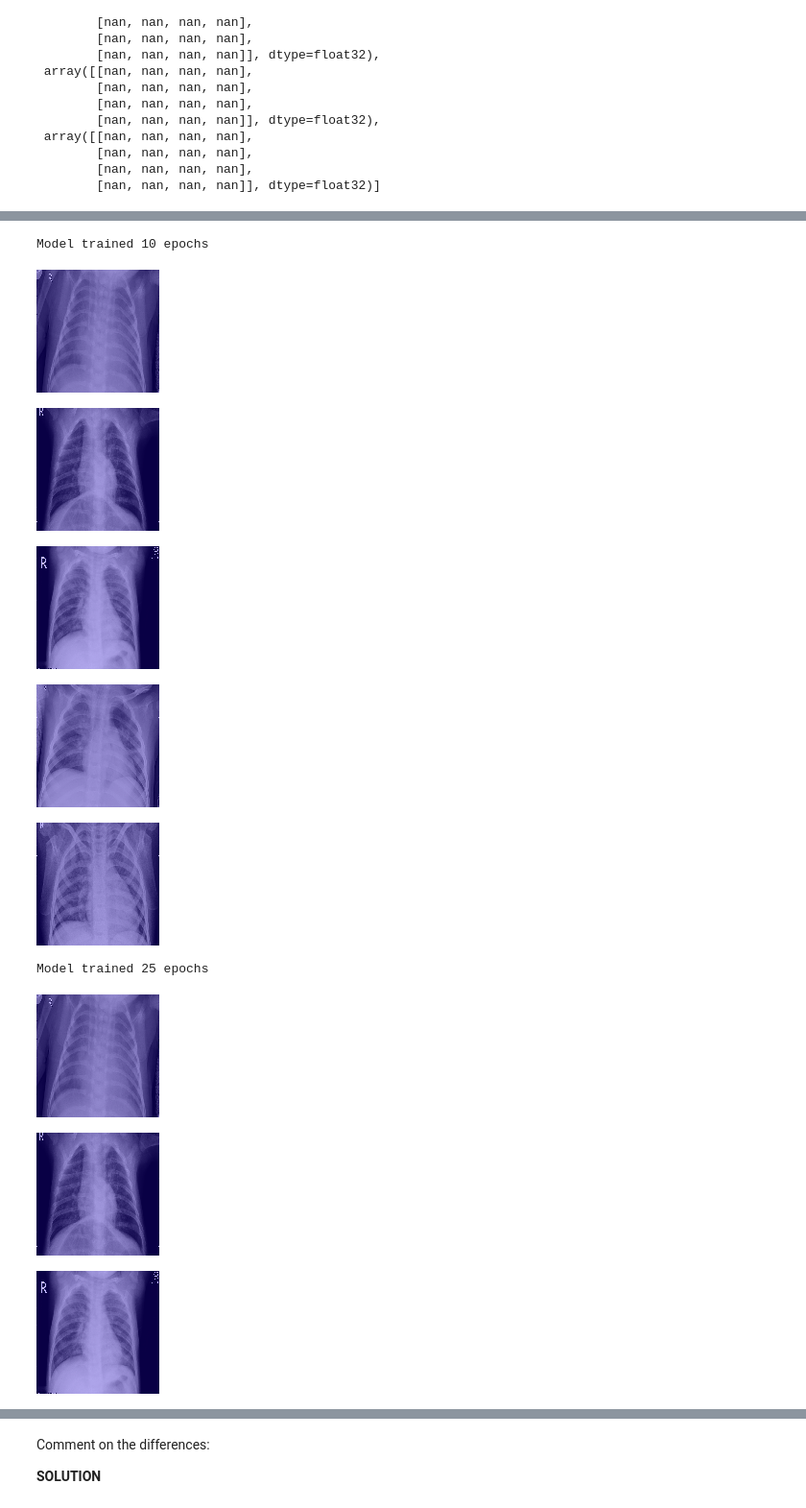
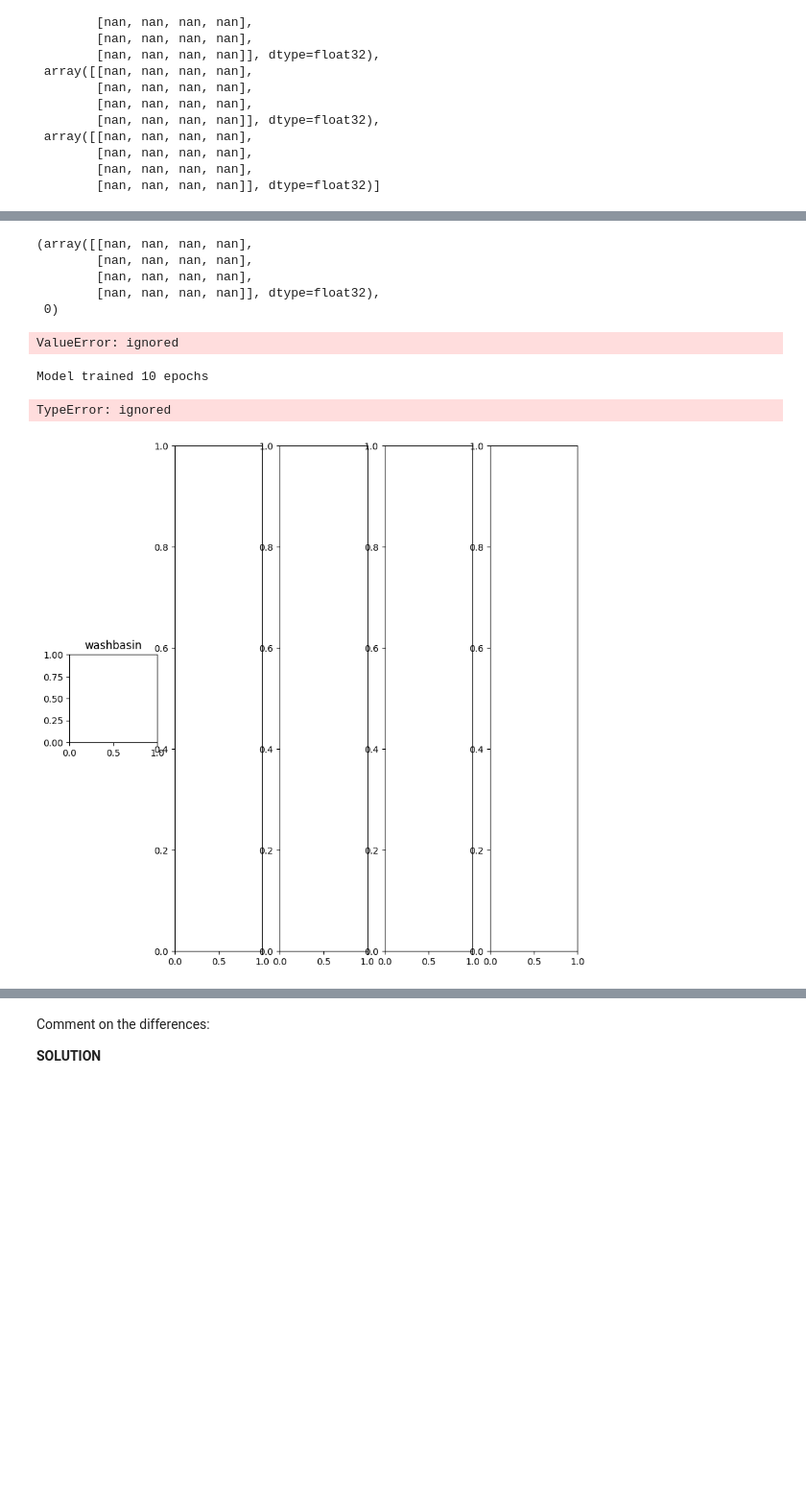
Before and after one commit to MarioROT/CV-MAI, a Jupyter notebook: Session 8/lab_08_2_Visual_Explanations_GradCam.ipynb, the cells around one changed output, grey strips where cells are left out. Shown at 96% size. Drawn from its saved outputs; the diff is of its cells as text; code cells hidden in the pictures; blank space fills up the shorter version.

```diff
--- a/Session 8/lab_08_2_Visual_Explanations_GradCam.ipynb
+++ b/Session 8/lab_08_2_Visual_Explanations_GradCam.ipynb
@@ -519,12 +558,12 @@ def make_gradcam_heatmap(img_array, model, last_conv_layer_name, pred_index=None
   backbone = tf.keras.models.Model(model.input, [model.get_layer(last_conv_layer_name).output, model.output])
 
   with tf.GradientTape() as tape:
-    last_conv_layer_output, preds = backbone(. pretf.expand_dims(img_array, 0))
+    last_conv_layer_output, preds = backbone(tf.expand_dims(img_array, 0))
     if pred_index is None:
       pred_index = tf.argmax(preds[0])
     class_channel = preds[:, pred_index]
 
-  print(class_channel, preds)
+  print(class_channel, preds, last_conv_layer_output)
   grads = tape.gradient(class_channel, last_conv_layer_output)
 
 
@@ -572,0 +674,4 @@ heatmaps
+# %%
+images = load_images('/content/chest_xray/train/PNEUMONIA/', os.listdir('/content/chest_xray/train/PNEUMONIA')[:5], (128,128))
+
+heatmaps = [make_gradcam_heatmap(i, model, 'conv5_block3_out', ['flatten', 'dense', 'dense_1', 'dense_2']) for i in images]
@@ -573,28 +684,33 @@ heatmaps
+# %%
+heatmaps[0]
+# %% [output]
+(array([[nan, nan, nan, nan],
+        [nan, nan, nan, nan],
+        [nan, nan, nan, nan],
+        [nan, nan, nan, nan]], dtype=float32),
+ 0)
+# %%
+display(display_gradcam(images[0],heatmaps[0]))
+# %% [output]
+ValueError: ignored
 # %%
 #solution
 
 images = load_images('/content/chest_xray/test/PNEUMONIA/', os.listdir('/content/chest_xray/test/PNEUMONIA')[:5], (128,128))
 
 for k, model in mods.items():
   # clear_session()
   print(f"\nModel trained {k} epochs\n")
-  heatmaps = [make_gradcam_heatmap(i, model, 'conv5_block3_out') for i in images]
+  heatmaps = [make_gradcam_heatmap(i, model, 'conv5_block3_out', ['flatten', 'dense', 'dense_1', 'dense_2']) for i in images]
 
-  # cg = custom_grids([],1,5, axis='off', use_grid_spec=False)
-  # cg.show()
-  # for i,h in enumerate(heatmaps):
-  #   cg.add_plot(preds[i][0]).matshow(h)
+  cg = custom_grids([],1,5, axis='off', use_grid_spec=False)
+  cg.show()
+  for i,h in enumerate(heatmaps):
+    cg.add_plot(preds[i][0]).matshow(h)
 
-  # for i,h in zip(images, heatmaps):
-  #   display(display_gradcam(i,h))
+  for i,h in zip(images, heatmaps):
+    display(display_gradcam(i,h))
 # %% [output]
 Model trained 10 epochs
+TypeError: ignored
-[figure, old version]
+[figure, new version]
-[figure, removed]
-[figure, removed]
-[figure, removed]
-[figure, removed]
-Model trained 25 epochs
-[figure, removed]
-[figure, removed]
-[figure, removed]
```
Also changed, not shown: parts of 17 cells of this notebook.
